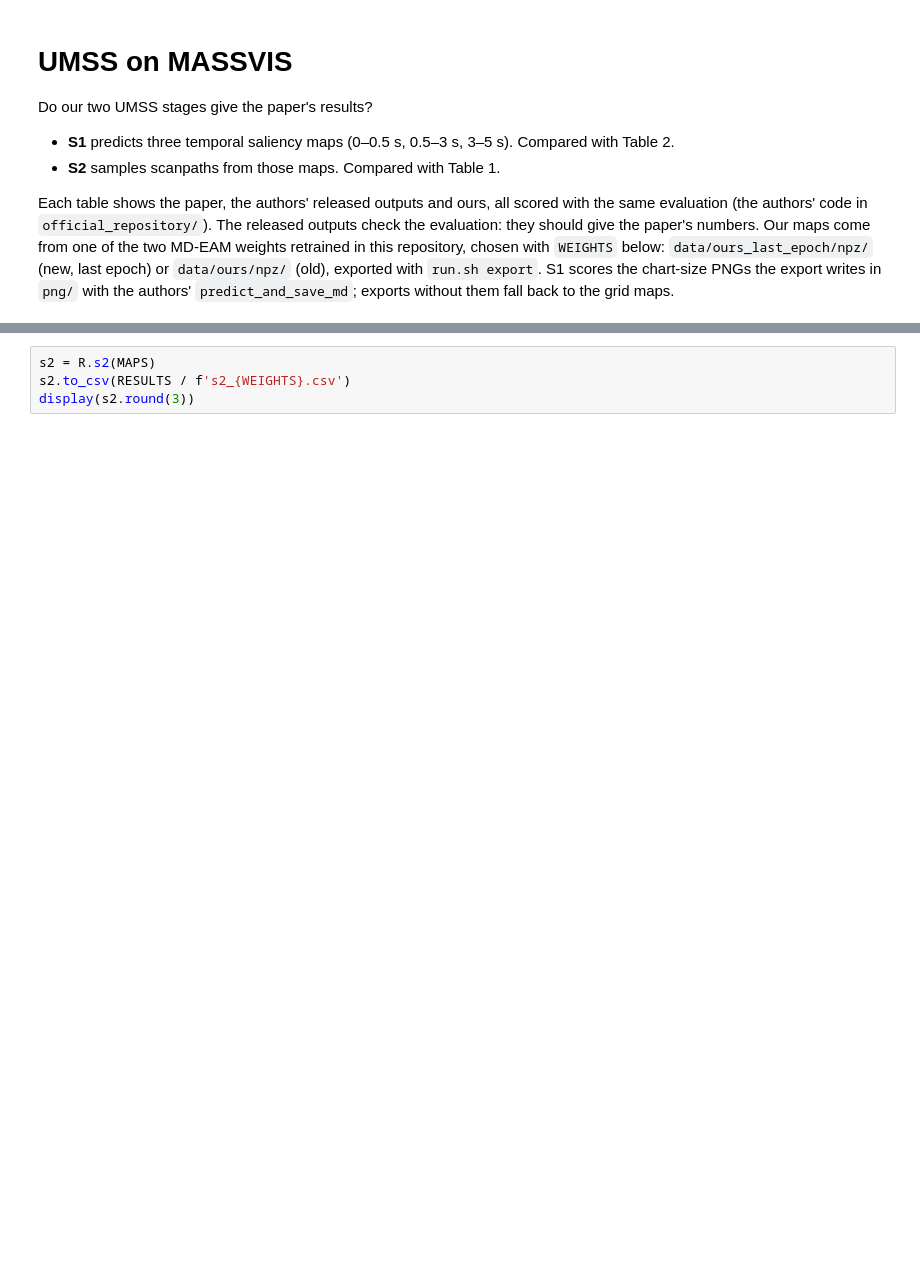
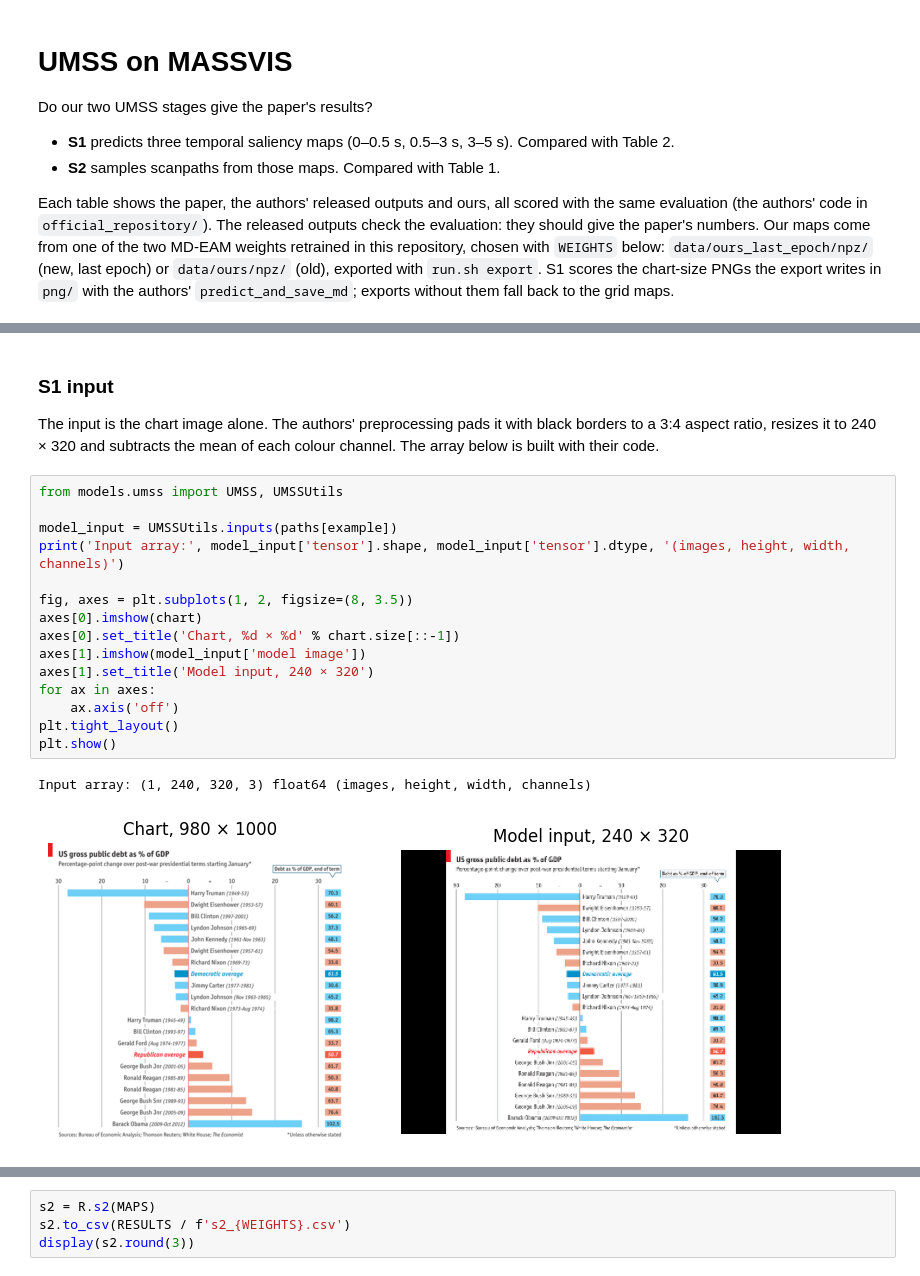
Before and after one commit to 35P10/GazePrediction, a Jupyter notebook: reproductions/umss_massvis/01_reproduce_umss.ipynb, the cells around one changed output, grey strips where cells are left out. Saved outputs shown, nothing was run; the diff lists cells and outputs as text; blank space fills up the shorter version.

```diff
--- a/reproductions/umss_massvis/01_reproduce_umss.ipynb
+++ b/reproductions/umss_massvis/01_reproduce_umss.ipynb
@@ -49,0 +105,24 @@ NSS, CC, KL and SIM of the 0.5–3 s and 3–5 s maps against all human fixation
+# %% [markdown]
+### S1 input
+
+The input is the chart image alone. The authors' preprocessing pads it with black borders to a 3:4 aspect
+ratio, resizes it to 240 × 320 and subtracts the mean of each colour channel. The array below is built
+with their code.
+# %%
+from models.umss import UMSS, UMSSUtils
+
+model_input = UMSSUtils.inputs(paths[example])
+print('Input array:', model_input['tensor'].shape, model_input['tensor'].dtype, '(images, height, width, channels)')
+
+fig, axes = plt.subplots(1, 2, figsize=(8, 3.5))
+axes[0].imshow(chart)
+axes[0].set_title('Chart, %d × %d' % chart.size[::-1])
+axes[1].imshow(model_input['model image'])
+axes[1].set_title('Model input, 240 × 320')
+for ax in axes:
+    ax.axis('off')
+plt.tight_layout()
+plt.show()
+# %% [output]
+Input array: (1, 240, 320, 3) float64 (images, height, width, channels)
+[figure, added]
```
Also changed, not shown: parts of 45 cells of this notebook, 7 other files.
